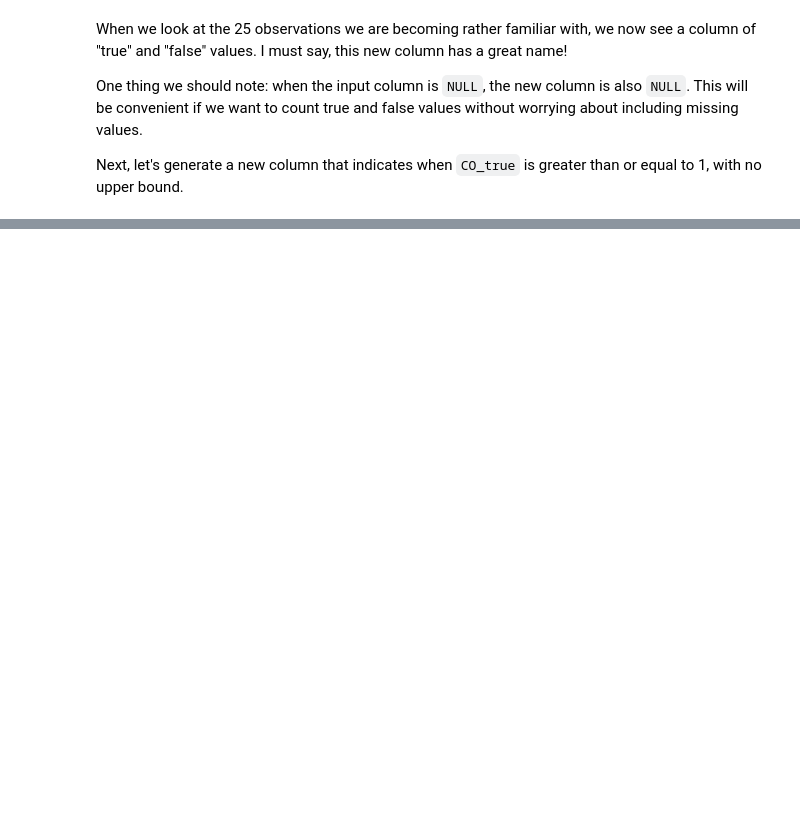
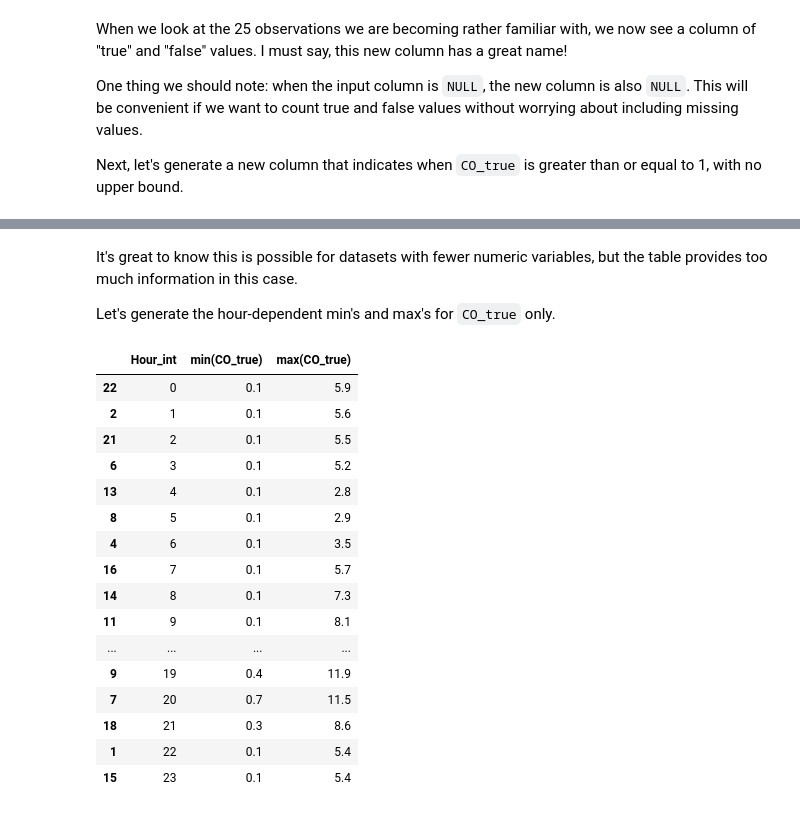
Before and after one commit to jccrews256/ST-554-Project-2, a Jupyter notebook: Project 2 Notebook.ipynb, the cells around one changed output, grey strips where cells are left out. Drawn from its saved outputs; the diff is of its cells as text; code cells hidden in the pictures; blank space fills up the shorter version.

```diff
--- a/Project 2 Notebook.ipynb
+++ b/Project 2 Notebook.ipynb
@@ -156,0 +434,25 @@ Next, let's generate a new column that indicates when `CO_true` is greater than
+# %% [markdown]
+It's great to know this is possible for datasets with fewer numeric variables, but the table provides too much information in this case.
+
+Let's generate the hour-dependent min's and max's for `CO_true` only.
+# %%
+# Extracting the conditional min and max of CO_true across Hour_int
+test_data_sql.calc_min_max(column = "CO_true", groupby = "Hour_int")
+# %% [output]
+|  | Hour_int | min(CO_true) | max(CO_true) |
+| 22 | 0 | 0.1 | 5.9 |
+| 2 | 1 | 0.1 | 5.6 |
+| 21 | 2 | 0.1 | 5.5 |
+| 6 | 3 | 0.1 | 5.2 |
+| 13 | 4 | 0.1 | 2.8 |
+| 8 | 5 | 0.1 | 2.9 |
+| 4 | 6 | 0.1 | 3.5 |
+| 16 | 7 | 0.1 | 5.7 |
+| 14 | 8 | 0.1 | 7.3 |
+| 11 | 9 | 0.1 | 8.1 |
+| ... | ... | ... | ... |
+| 9 | 19 | 0.4 | 11.9 |
+| 7 | 20 | 0.7 | 11.5 |
+| 18 | 21 | 0.3 | 8.6 |
+| 1 | 22 | 0.1 | 5.4 |
+| 15 | 23 | 0.1 | 5.4 |
```
Also changed, not shown: parts of 36 cells of this notebook, 1 other file.
